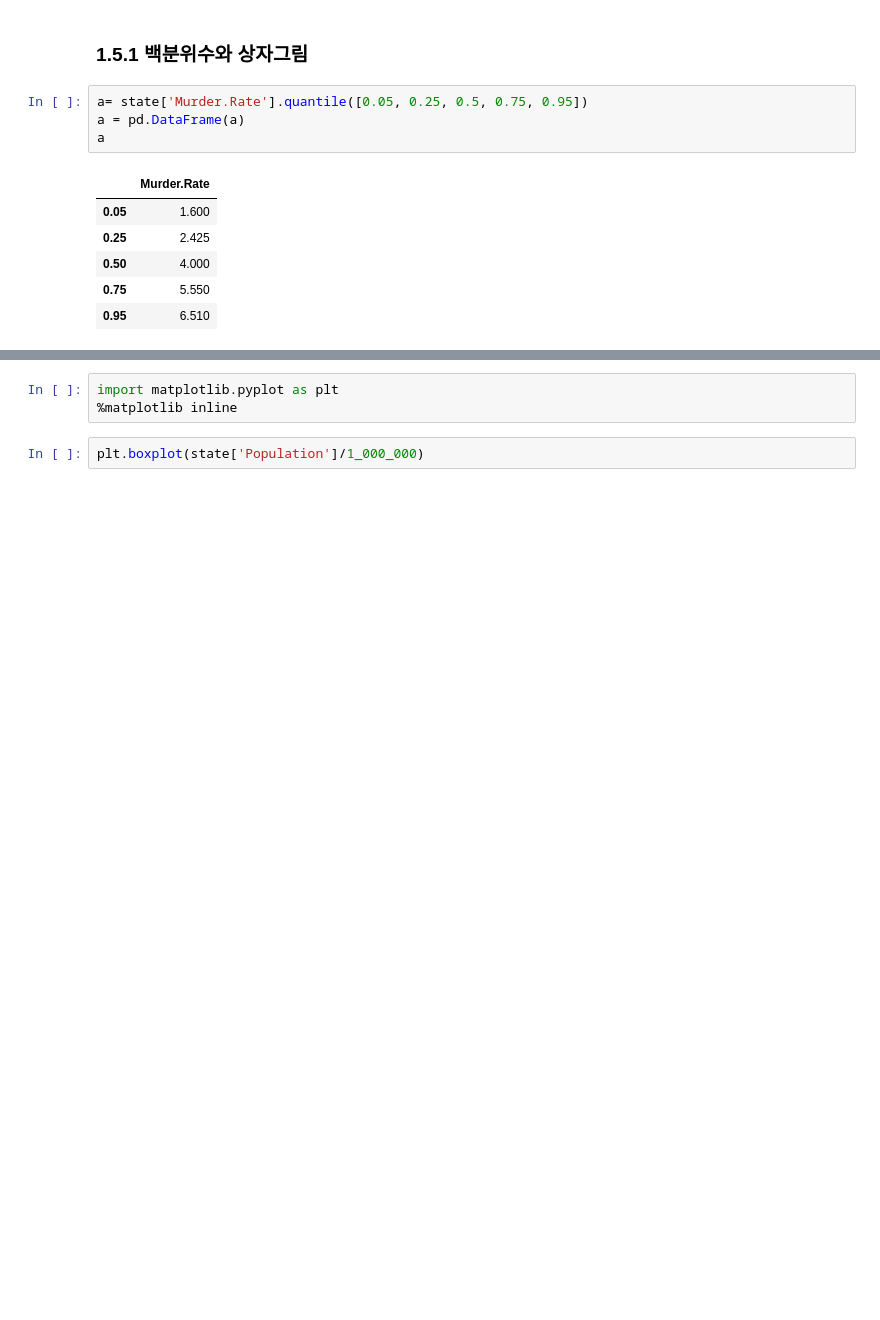
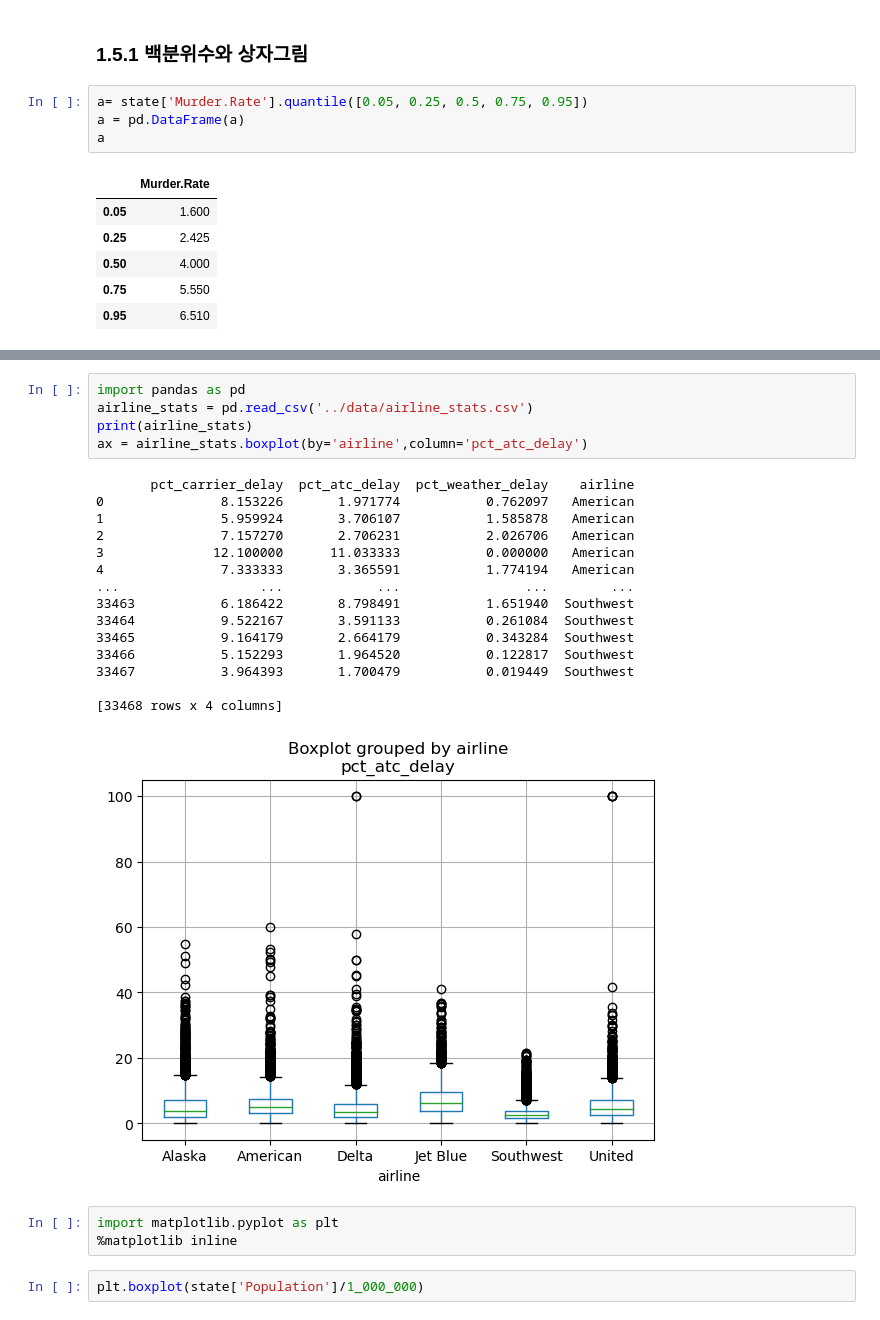
Before and after one commit to KBigForest/Bigforest_study, a Jupyter notebook: DataScience/BigForest's_code/Ch1.ipynb, the cells around one changed output, grey strips where cells are left out. Cells and saved outputs as stored; diff of their text form; blank space fills up the shorter version.

```diff
--- a/DataScience/BigForest's_code/Ch1.ipynb
+++ b/DataScience/BigForest's_code/Ch1.ipynb
@@ -87,3 +84,24 @@ a
+# %%
+import pandas as pd
+airline_stats = pd.read_csv('../data/airline_stats.csv')
+print(airline_stats)
+ax = airline_stats.boxplot(by='airline',column='pct_atc_delay')
+# %% [output]
+       pct_carrier_delay  pct_atc_delay  pct_weather_delay    airline
+0               8.153226       1.971774           0.762097   American
+1               5.959924       3.706107           1.585878   American
+2               7.157270       2.706231           2.026706   American
+3              12.100000      11.033333           0.000000   American
+4               7.333333       3.365591           1.774194   American
+...                  ...            ...                ...        ...
+33463           6.186422       8.798491           1.651940  Southwest
+33464           9.522167       3.591133           0.261084  Southwest
+33465           9.164179       2.664179           0.343284  Southwest
+33466           5.152293       1.964520           0.122817  Southwest
+33467           3.964393       1.700479           0.019449  Southwest
+
+[33468 rows x 4 columns]
+[figure, added]
 # %%
 import matplotlib.pyplot as plt
 %matplotlib inline
```
Also changed, not shown: parts of 1 cell of this notebook, 4 other files.
